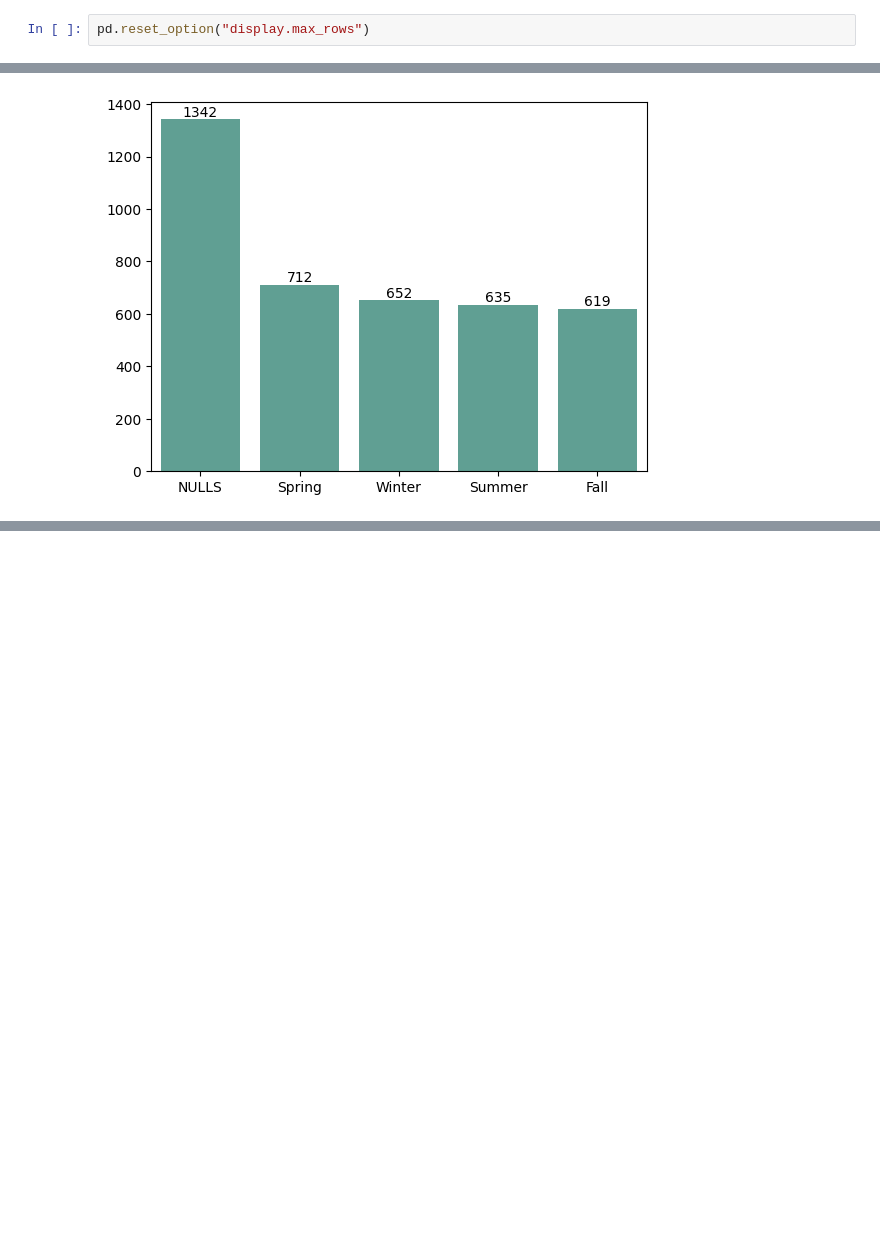
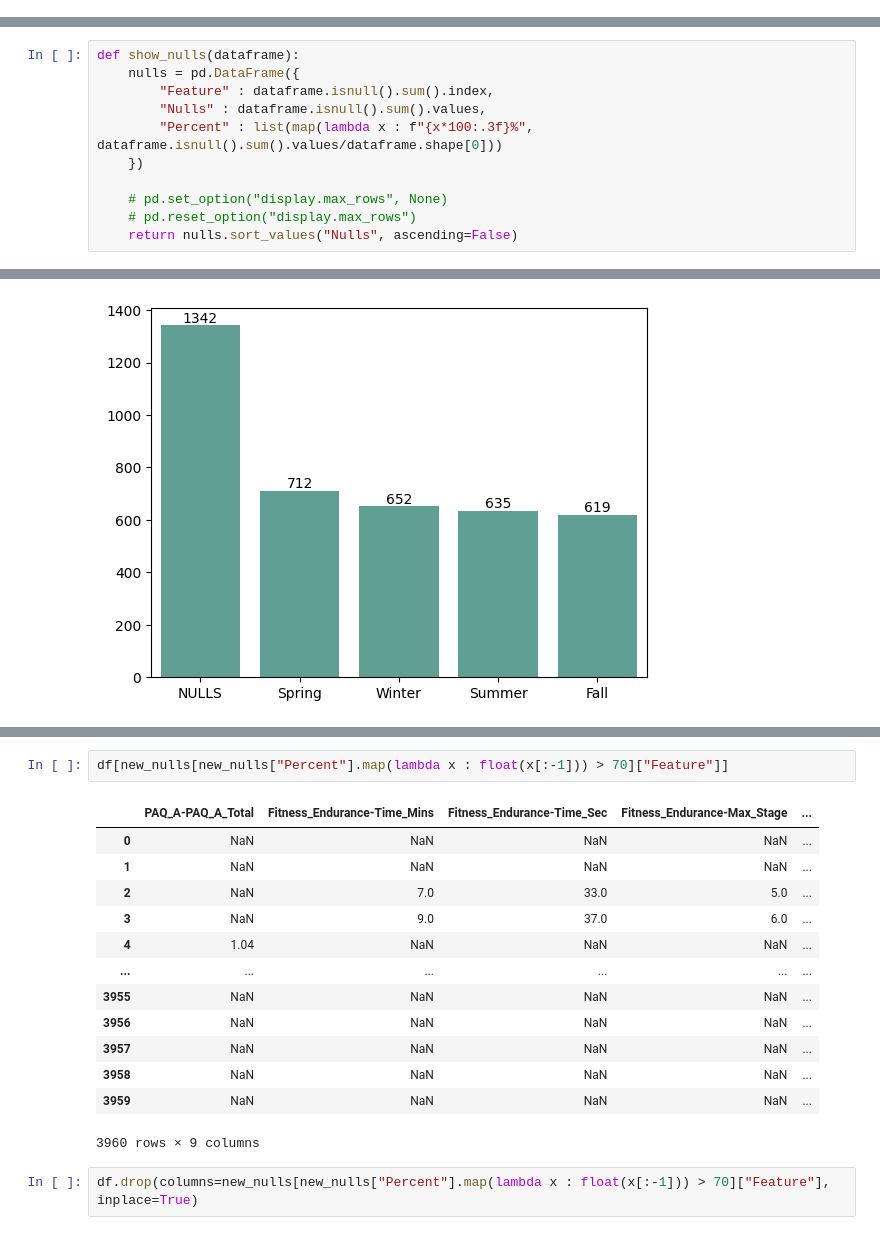
Before and after one commit to dileepNaiduOne/child-problematic-internet-usage, a Jupyter notebook: EDA.ipynb, the cells around one changed output, grey strips where cells are left out. Saved outputs shown, nothing was run; the diff lists cells and outputs as text; blank space fills up the shorter version.

```diff
--- a/EDA.ipynb
+++ b/EDA.ipynb
@@ -66,5 +39,3 @@ nulls.sort_values("Nulls", ascending=False)
-# %%
-pd.reset_option("display.max_rows")
 # %% [markdown]
 #
 ---
@@ -81,3 +52,14 @@ def draw_barchart(column):
     a.bar_label(a.containers[0])
 
     plt.show()
+# %%
+def show_nulls(dataframe):
+    nulls = pd.DataFrame({
+        "Feature" : dataframe.isnull().sum().index,
+        "Nulls" : dataframe.isnull().sum().values,
+        "Percent" : list(map(lambda x : f"{x*100:.3f}%", dataframe.isnull().sum().values/dataframe.shape[0]))
+    })
+
+    # pd.set_option("display.max_rows", None)
+    # pd.reset_option("display.max_rows")
+    return nulls.sort_values("Nulls", ascending=False)
@@ -214,0 +253,18 @@ for i in seasons_cols:
+# %%
+df[new_nulls[new_nulls["Percent"].map(lambda x : float(x[:-1])) > 70]["Feature"]]
+# %% [output]
+|  | PAQ_A-PAQ_A_Total | Fitness_Endurance-Time_Mins | Fitness_Endurance-Time_Sec | Fitness_Endurance-Max_Stage | ... |
+| 0 | NaN | NaN | NaN | NaN | ... |
+| 1 | NaN | NaN | NaN | NaN | ... |
+| 2 | NaN | 7.0 | 33.0 | 5.0 | ... |
+| 3 | NaN | 9.0 | 37.0 | 6.0 | ... |
+| 4 | 1.04 | NaN | NaN | NaN | ... |
+| ... | ... | ... | ... | ... | ... |
+| 3955 | NaN | NaN | NaN | NaN | ... |
+| 3956 | NaN | NaN | NaN | NaN | ... |
+| 3957 | NaN | NaN | NaN | NaN | ... |
+| 3958 | NaN | NaN | NaN | NaN | ... |
+| 3959 | NaN | NaN | NaN | NaN | ... |
+3960 rows × 9 columns
+# %%
+df.drop(columns=new_nulls[new_nulls["Percent"].map(lambda x : float(x[:-1])) > 70]["Feature"], inplace=True)
```
Also changed, not shown: parts of 29 cells of this notebook.
